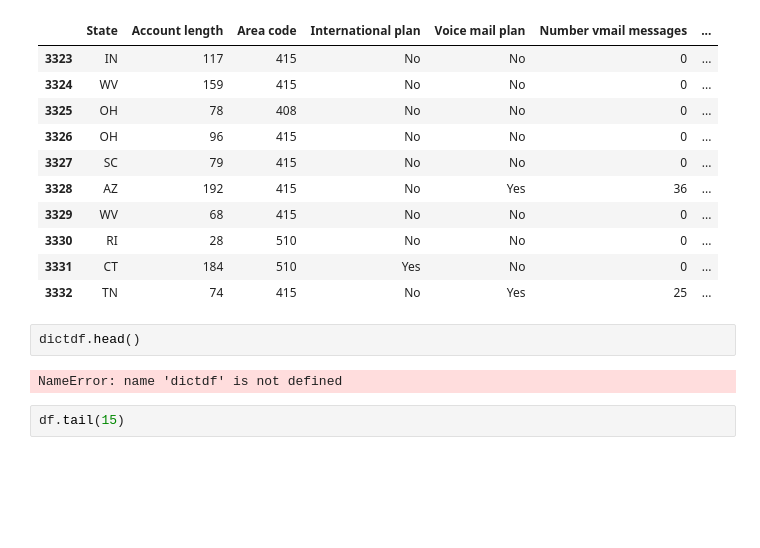
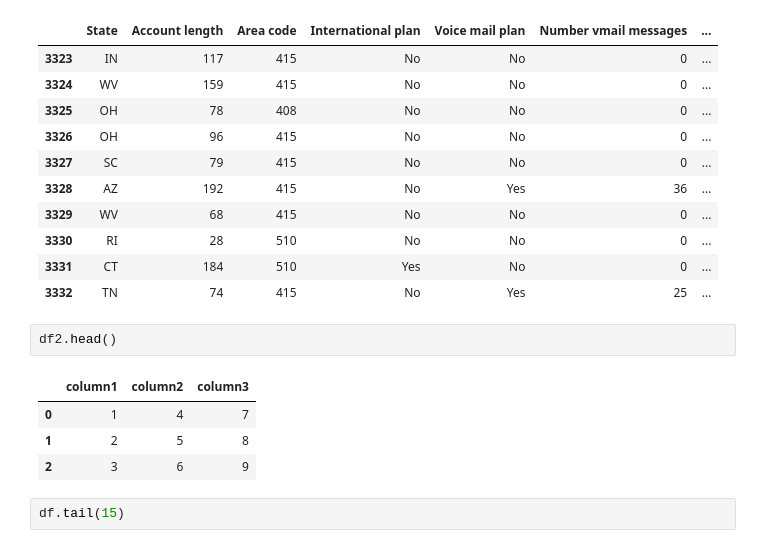
Before and after one commit to Drakunal/Data-Visualization-Lab, a Jupyter notebook: Lab 10/lab10.ipynb, the cells around one changed output. Saved outputs shown, nothing was run; the diff lists cells and outputs as text; blank space fills up the shorter version.

```diff
--- a/Lab 10/lab10.ipynb
+++ b/Lab 10/lab10.ipynb
@@ -56,9 +76,12 @@ df.tail(10)
 | 3331 | CT | 184 | 510 | Yes | No | 0 | ... |
 | 3332 | TN | 74 | 415 | No | Yes | 25 | ... |
 # %%
-dictdf.head()
+df2.head()
 # %% [output]
-NameError: name 'dictdf' is not defined
+|  | column1 | column2 | column3 |
+| 0 | 1 | 4 | 7 |
+| 1 | 2 | 5 | 8 |
+| 2 | 3 | 6 | 9 |
 # %%
 df.tail(15)
 # %% [output]
```
Also changed, not shown: parts of 13 cells of this notebook, 5 other files.
